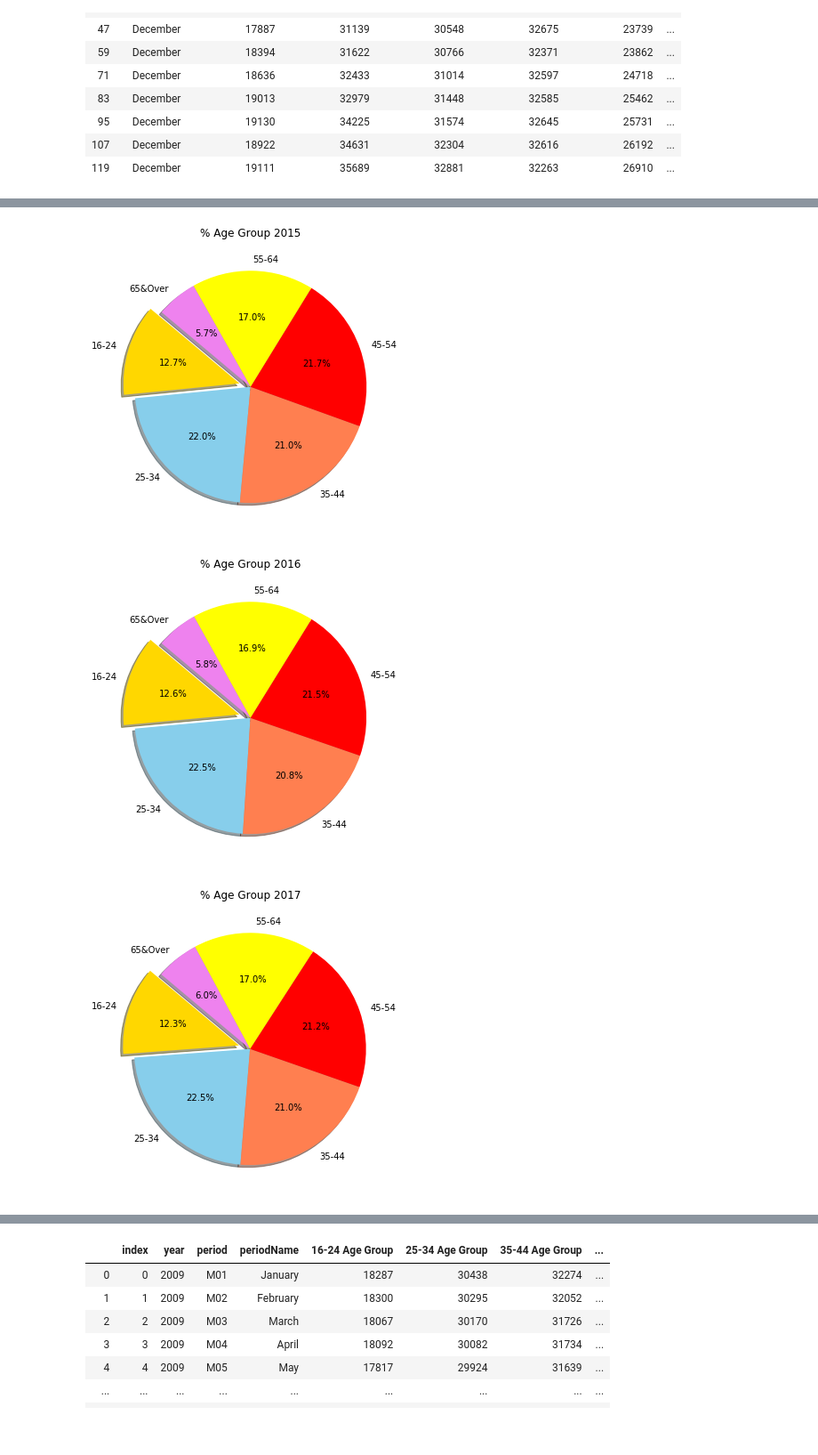
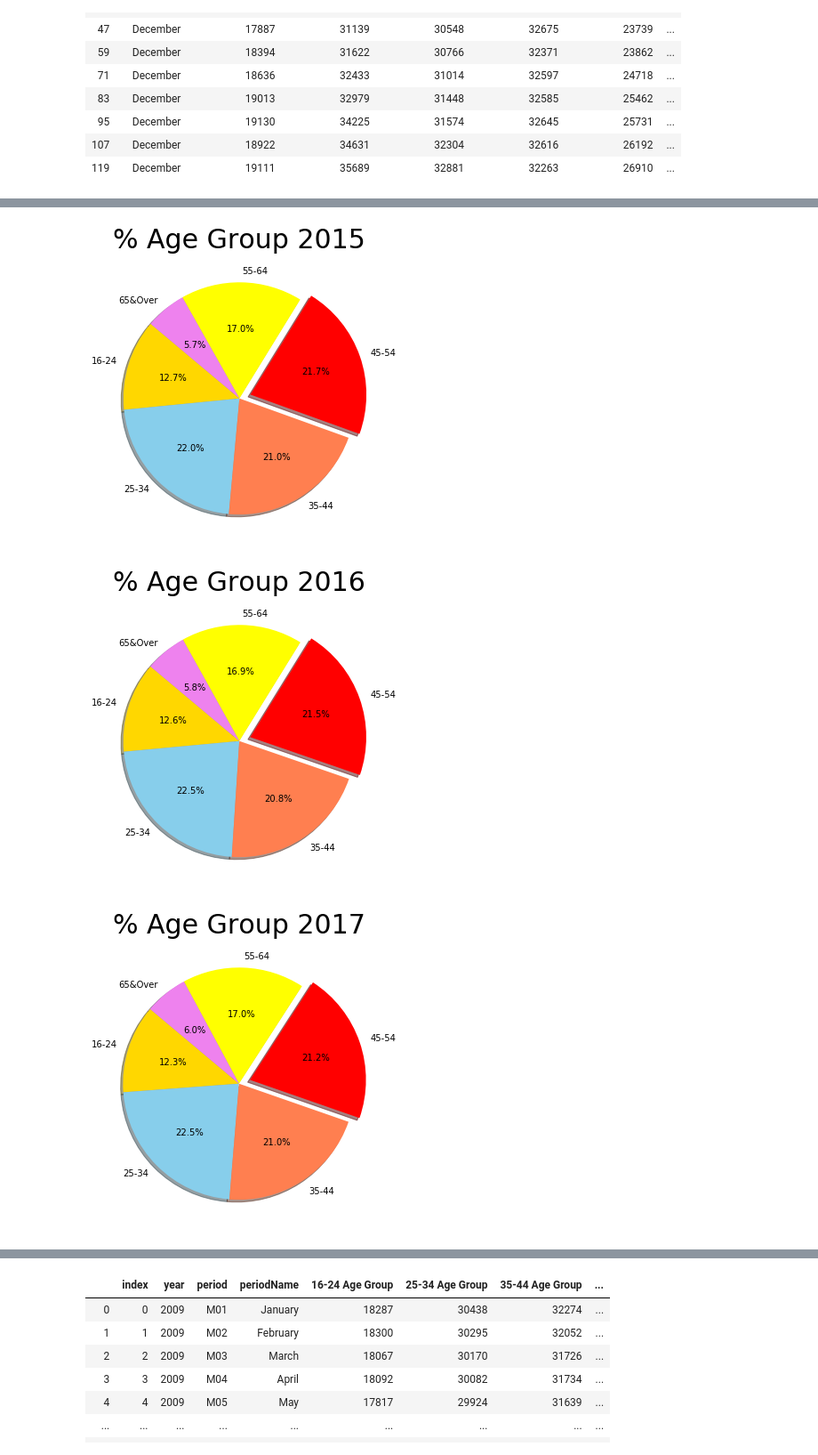
Before and after one commit to soraerae/Project-01-Employment-Data, a Jupyter notebook: notebooks/job_age_csv.ipynb, the cells around one changed output, grey strips where cells are left out. Shown: that part at 89% size. Drawn from its saved outputs; the diff is of its cells as text; code cells hidden in the pictures; blank space fills up the shorter version.

```diff
--- a/notebooks/job_age_csv.ipynb
+++ b/notebooks/job_age_csv.ipynb
@@ -242,46 +242,46 @@ plt.figure(figsize=(12,6))
 age_groups = ['16-24', '25-34', '35-44', '45-54', '55-64', '65&Over']
 employed = [19013, 32979, 31448, 32585, 25462, 8552]
 colors = ['gold', 'skyblue', 'coral', 'red', 'yellow', 'violet']
-explode = [0.1, 0, 0, 0, 0, 0]
+explode = [0, 0, 0, 0.1, 0, 0]
 plt.pie(employed, explode=explode, labels=age_groups, colors=colors,
         autopct="%1.1f%%", shadow=True, startangle=140)
-plt.title('% Age Group 2015')
+plt.title('% Age Group 2015', fontsize=30)
 
 plt.savefig('pct_agegroup_2015.png')
 
 plt.show()
 # %% [output]
-[figure, old version]
+[figure, new version]
 # %%
 plt.figure(figsize=(12,6))
 age_groups = ['16-24', '25-34', '35-44', '45-54', '55-64', '65&Over']
 employed = [19130, 34225, 31574, 32645, 25731, 8820]
 colors = ['gold', 'skyblue', 'coral', 'red', 'yellow', 'violet']
-explode = [0.1, 0, 0, 0, 0, 0]
+explode = [0, 0, 0, 0.1, 0, 0]
 plt.pie(employed, explode=explode, labels=age_groups, colors=colors,
         autopct="%1.1f%%", shadow=True, startangle=140)
-plt.title('% Age Group 2016')
+plt.title('% Age Group 2016', fontsize=30)
 
 plt.savefig('pct_agegroup_2016.png')
 
 plt.show()
 # %% [output]
-[figure, old version]
+[figure, new version]
 # %%
 plt.figure(figsize=(12,6))
 age_groups = ['16-24', '25-34', '35-44', '45-54', '55-64', '65&Over']
 employed = [18922, 34631, 32304, 32616, 26192, 9251]
 colors = ['gold', 'skyblue', 'coral', 'red', 'yellow', 'violet']
-explode = [0.1, 0, 0, 0, 0, 0]
+explode = [0, 0, 0, 0.1, 0, 0]
 plt.pie(employed, explode=explode, labels=age_groups, colors=colors,
         autopct="%1.1f%%", shadow=True, startangle=140)
-plt.title('% Age Group 2017')
+plt.title('% Age Group 2017', fontsize=30)
 
 plt.savefig('pct_agegroup_2017.png')
 
 plt.show()
 # %% [output]
-[figure, old version]
+[figure, new version]
 # %%
 plt.figure(figsize=(12,6))
 age_groups = ['16-24', '25-34', '35-44', '45-54', '55-64', '65&Over']
```
Also changed, not shown: parts of 11 cells of this notebook, 15 other files.
